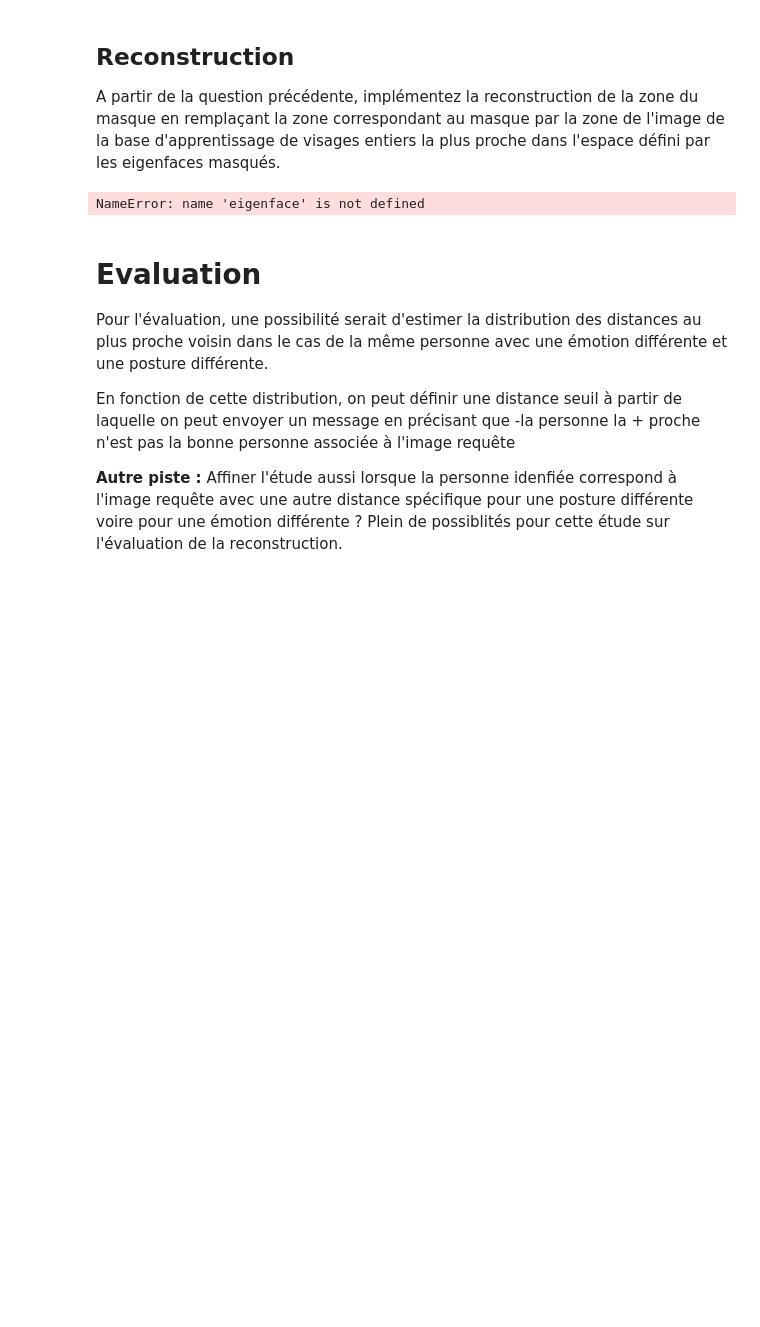
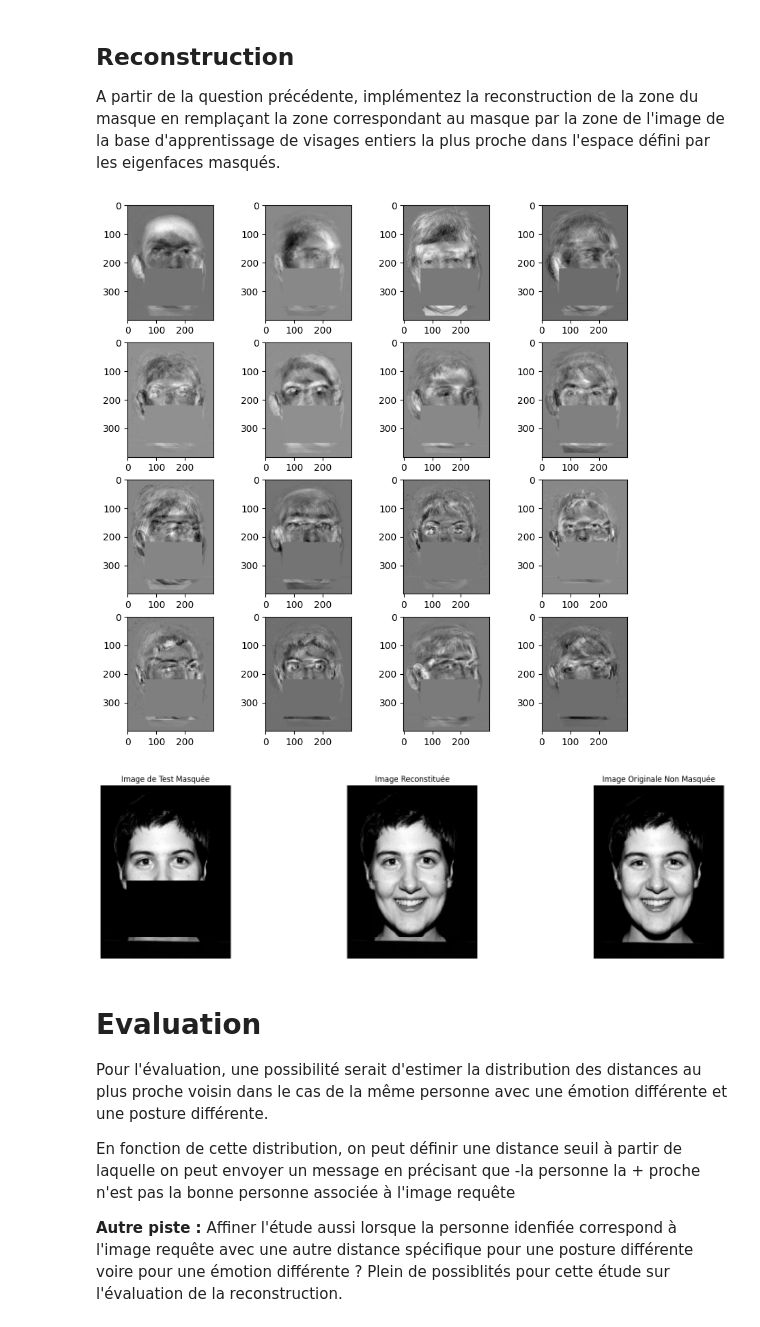
Before and after one commit to MA-BOUSSOUALEF/Traitement-d-image, a Jupyter notebook: Sources_MiniProjet/Sources_MiniProjet/MiniProjet.ipynb, the cells around one changed output. Drawn from its saved outputs; the diff is of its cells as text; code cells hidden in the pictures; blank space fills up the shorter version.

```diff
--- a/Sources_MiniProjet/Sources_MiniProjet/MiniProjet.ipynb
+++ b/Sources_MiniProjet/Sources_MiniProjet/MiniProjet.ipynb
@@ -222,43 +237,44 @@ composante, vectore2 = eigenface(X_App)
 X_App_mean = np.mean(X_App, axis=0)
 
 # Sélection de l'image de test masquée et recherche du plus proche voisin
-query_masked = X_App[3] - X_App_mean  # Centrer l'image de test masquée
-nearest_neighbor_index = k_nearest_neighbor(query_masked, X_test, vectore2, k=1)[0]
+query_masked = X_App[4] - X_App_mean  # Centrer l'image de test masquée
+nearest_neighbor_index = k_nearest_neighbor(query_masked, X_test2, vectore2, k=6)[0]               #changer ici X_test2 par X_test
 
 # Récupérer l'image non masquée correspondante dans X_test
-closest_unmasked_image = X_test[nearest_neighbor_index]
+closest_unmasked_image = X_test2[nearest_neighbor_index]                                            #changer ici X_test2 par X_test
 
 # Reshape des images pour application du masque
 query_masked_reshaped = np.reshape(query_masked + X_App_mean, img_shape)
 closest_unmasked_image_reshaped = np.reshape(closest_unmasked_image, img_shape) #je stocke dans ce variable just la partie de mask correspond
 
 # Reconstruction de l'image de test en utilisant la zone du masque de l'image non masquée la plus proche
 reconstructed_image = reconstruct_image(query_masked_reshaped, closest_unmasked_image_reshaped, mask)
 
 def display_images(masked_img, reconstructed_img, original_unmasked_img):
     plt.figure(figsize=(20, 5))
 
     plt.subplot(1, 3, 1)
     plt.imshow(masked_img, cmap='gray')
     plt.title("Image de Test Masquée")
     plt.axis('off')
 
     plt.subplot(1, 3, 2)
     plt.imshow(reconstructed_img, cmap='gray')
     plt.title("Image Reconstituée")
     plt.axis('off')
 
     plt.subplot(1, 3, 3)
     plt.imshow(original_unmasked_img, cmap='gray')
     plt.title("Image Originale Non Masquée")
     plt.axis('off')
 
     plt.show()
 
 # Affichage
 display_images(query_masked_reshaped, reconstructed_image, closest_unmasked_image_reshaped)
 # %% [output]
-NameError: name 'eigenface' is not defined
+[figure, added]
+[figure, added]
 # %% [markdown]
 # Evaluation
 
```
Also changed, not shown: parts of 5 cells of this notebook.
